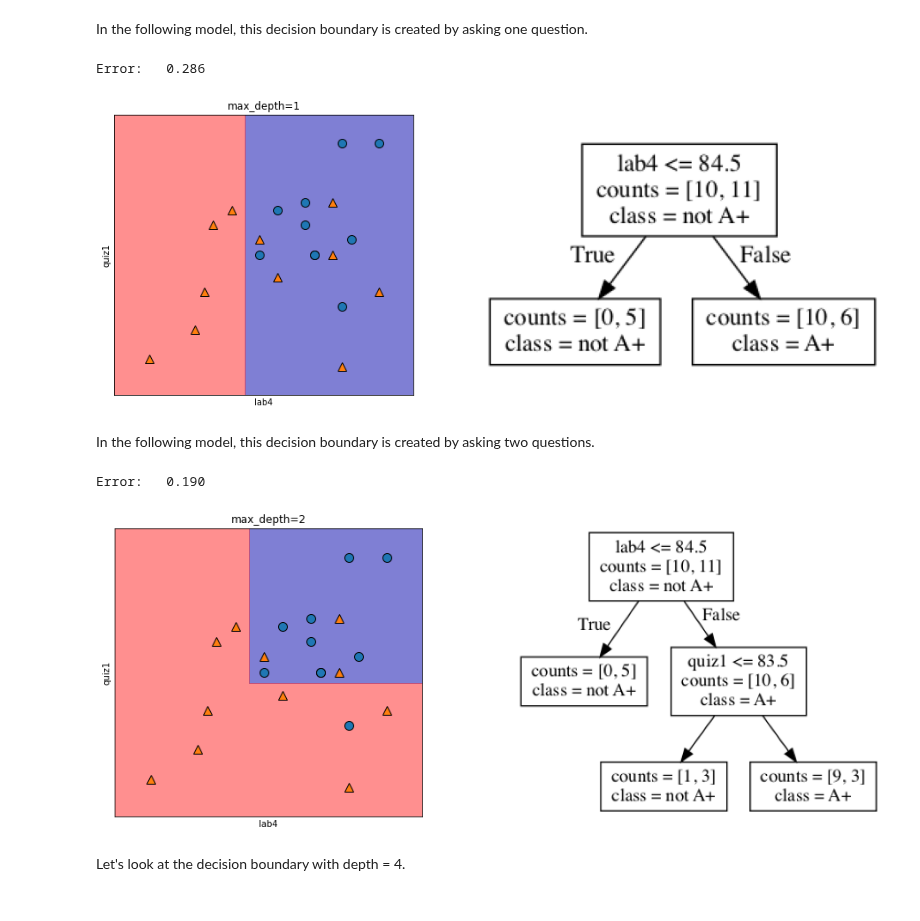
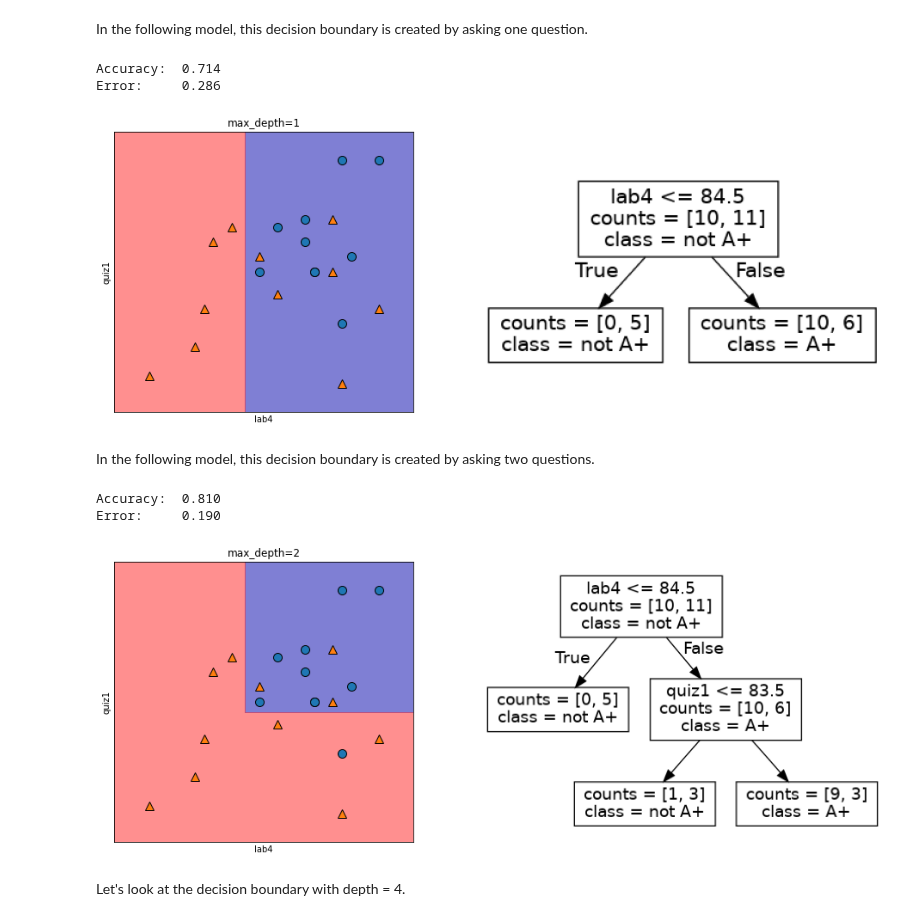
Before and after one commit to UBC-CS/cpsc330-2023s, a Jupyter notebook: lectures/03_ml-fundamentals.ipynb, the cells around one changed output. Drawn from its saved outputs; the diff is of its cells as text; code cells hidden in the pictures.

```diff
--- a/lectures/03_ml-fundamentals.ipynb
+++ b/lectures/03_ml-fundamentals.ipynb
@@ -132,28 +106,30 @@ In the following model, this decision boundary is created by asking one question
 depth = 1
 model = DecisionTreeClassifier(max_depth=depth)
 model.fit(X_subset, y)
-model.score(X_subset, y)
-print("Error:   %0.3f" % (1 - model.score(X_subset, y)))
+print("Accuracy:  %0.3f" % model.score(X_subset, y))
+print("Error:     %0.3f" % (1 - model.score(X_subset, y)))
 plot_tree_decision_boundary_and_tree(
     model, X_subset, y, x_label="lab4", y_label="quiz1"
 )
 # %% [output]
-Error:   0.286
+Accuracy:  0.714
+Error:     0.286
-[figure, old version]
+[figure, new version]
 # %% [markdown]
 In the following model, this decision boundary is created by asking two questions.
 # %%
 depth = 2
 model = DecisionTreeClassifier(max_depth=depth)
 model.fit(X_subset, y)
-model.score(X_subset, y)
-print("Error:   %0.3f" % (1 - model.score(X_subset, y)))
+print("Accuracy:  %0.3f" % model.score(X_subset, y))
+print("Error:     %0.3f" % (1 - model.score(X_subset, y)))
 plot_tree_decision_boundary_and_tree(
     model, X_subset, y, x_label="lab4", y_label="quiz1"
 )
 # %% [output]
-Error:   0.190
+Accuracy:  0.810
+Error:     0.190
-[figure, old version]
+[figure, new version]
 # %% [markdown]
 Let's look at the decision boundary with depth = 4.
 # %%
```
Also changed, not shown: parts of 32 cells of this notebook.
